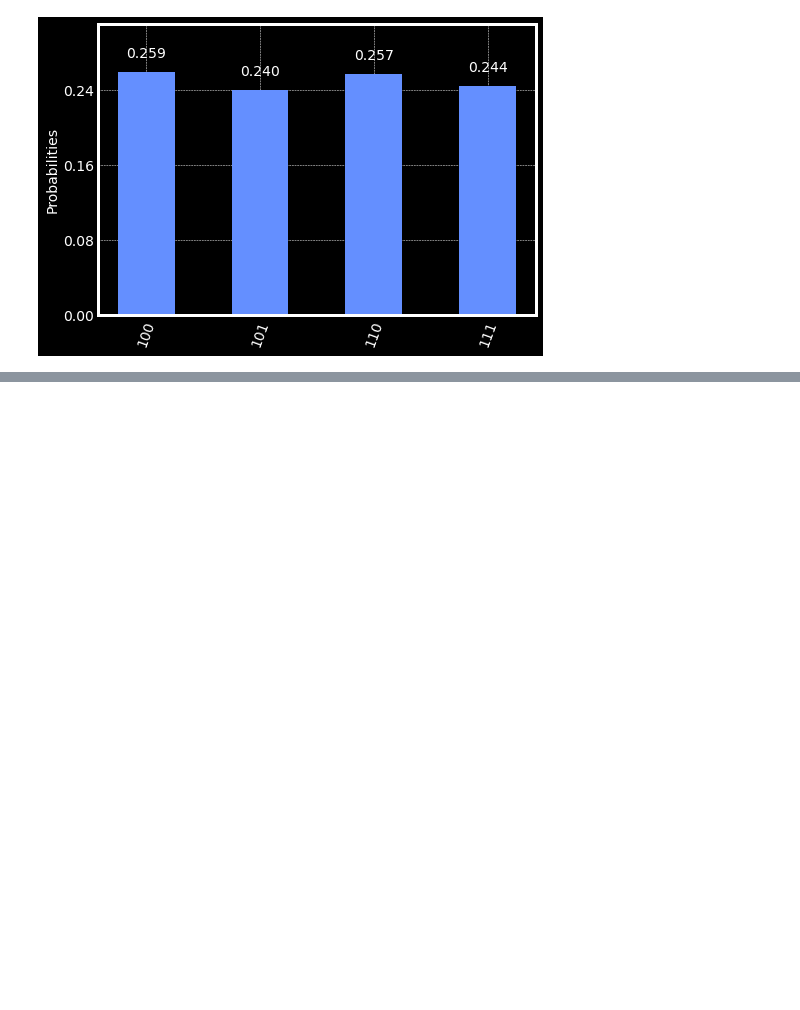
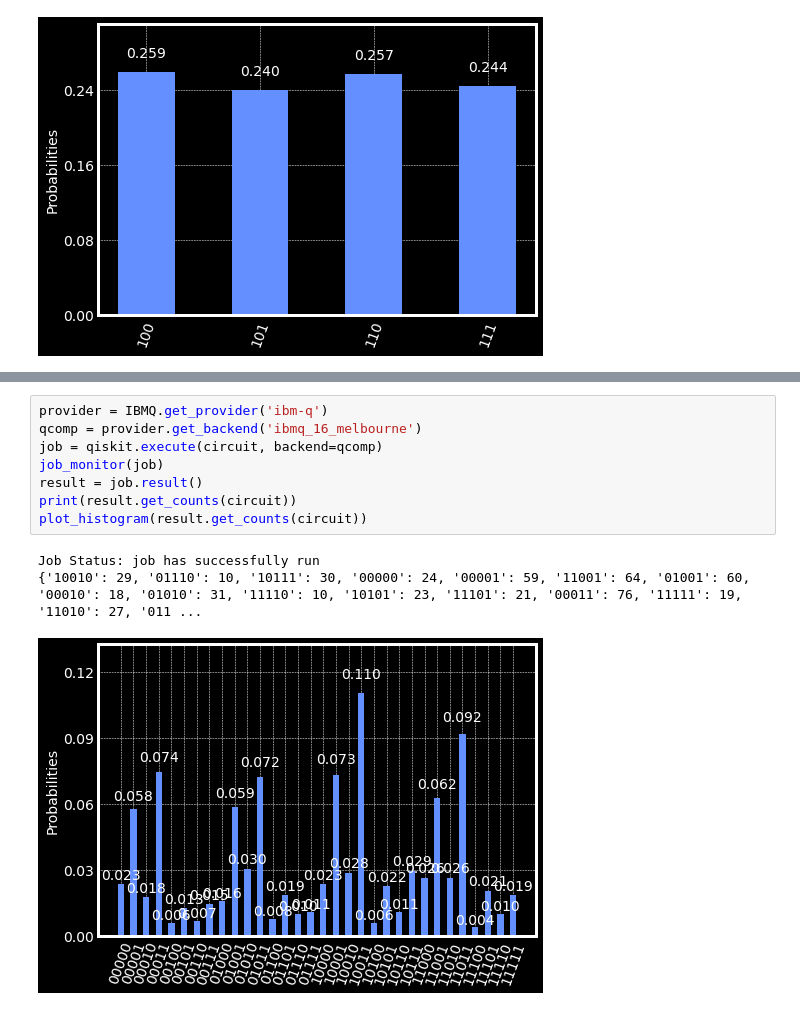
Before and after one commit to davidxcohen/quantum, a Jupyter notebook: qiskit/QisKit_try.ipynb, the cells around one changed output, grey strips where cells are left out. Saved outputs shown, nothing was run; the diff lists cells and outputs as text; blank space fills up the shorter version.

```diff
--- a/qiskit/QisKit_try.ipynb
+++ b/qiskit/QisKit_try.ipynb
@@ -209,0 +297,12 @@ plot_histogram(counts)
+# %%
+provider = IBMQ.get_provider('ibm-q')
+qcomp = provider.get_backend('ibmq_16_melbourne')
+job = qiskit.execute(circuit, backend=qcomp)
+job_monitor(job)
+result = job.result()
+print(result.get_counts(circuit))
+plot_histogram(result.get_counts(circuit))
+# %% [output]
+Job Status: job has successfully run
+{'10010': 29, '01110': 10, '10111': 30, '00000': 24, '00001': 59, '11001': 64, '01001': 60, '00010': 18, '01010': 31, '11110': 10, '10101': 23, '11101': 21, '00011': 76, '11111': 19, '11010': 27, '011 ...
+[figure, added]
```
Also changed, not shown: parts of 16 cells of this notebook.
